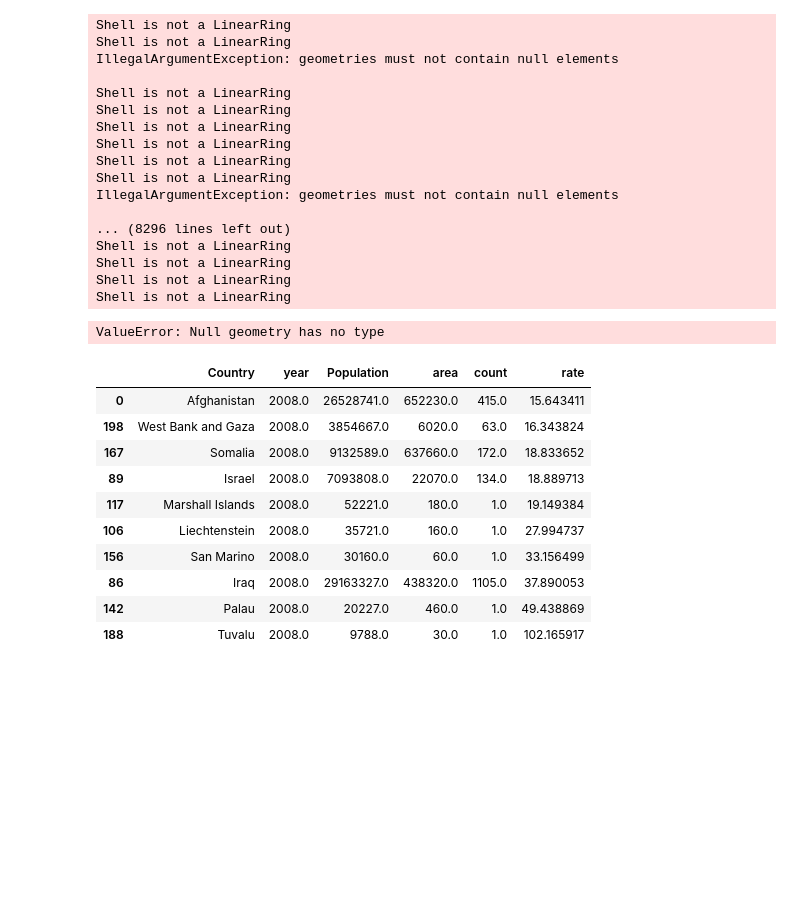
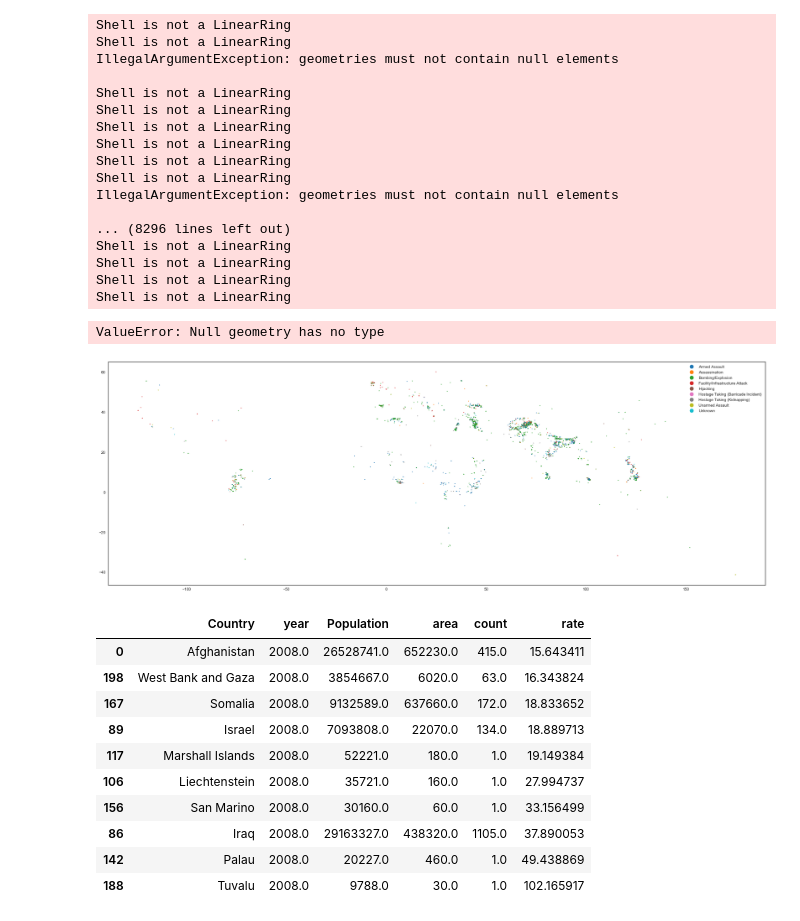
Before and after one commit to erikemueller/final-project-Mueller-Chandra, a Jupyter notebook: Untitled.ipynb, the cells around one changed output. Drawn from its saved outputs; the diff is of its cells as text; code cells hidden in the pictures; blank space fills up the shorter version.

```diff
--- a/Untitled.ipynb
+++ b/Untitled.ipynb
@@ -16,21 +16,18 @@ import geopandas as gpd
 from geopandas import GeoSeries, GeoDataFrame
 import collections
 # %%
-import statsmodels.api as sm
+%matplotlib inline
 import pandas as pd
 import numpy as np
 from sklearn import preprocessing
 import matplotlib.pyplot as plt
-plt.rc("font", size=14)
-from sklearn.linear_model import LogisticRegression
-from sklearn.cross_validation import train_test_split
 import seaborn as sns
 import csv
 from shapely.geometry import Point
 import geopandas as gpd
 from geopandas import GeoSeries, GeoDataFrame
 
-df = pd.read_csv('chebuibStart.csv').dropna()
+df = pd.read_csv('CheibubStart.csv').dropna()
 
 fp = "world/TM_WORLD_BORDERS_SIMPL-0.3.shp"
 data = gpd.read_file(fp)
@@ -57,33 +54,34 @@ geometry = [Point(xy) for xy in zip(df['longitude'], df['latitude'])]
 df.drop(['longitude', 'latitude'], axis=1)
 world = gpd.read_file(gpd.datasets.get_path('naturalearth_lowres'))
 gdf = GeoDataFrame(df, crs=data, geometry=geometry)
 
 sns.set(style="white")
 data.plot(ax=gdf.plot(marker='*', column = 'attacktype1_txt', markersize=5, figsize=(30, 30), legend=True),  facecolor="none", edgecolor='grey')
 plt.savefig('1970to2008attacktype.pdf', bbox_inches='tight')
 
 sns.set(style="white")
 data.plot(ax=gdf.plot(marker='*', column = 'regimetxt', markersize=5, figsize=(30, 30), legend=True),  facecolor="none", edgecolor='grey')
 plt.savefig('1970to2008regimeattack.pdf', bbox_inches='tight')
 # %% [output]
 Shell is not a LinearRing
 Shell is not a LinearRing
 IllegalArgumentException: geometries must not contain null elements
 
 Shell is not a LinearRing
 Shell is not a LinearRing
 Shell is not a LinearRing
 Shell is not a LinearRing
 Shell is not a LinearRing
 Shell is not a LinearRing
 IllegalArgumentException: geometries must not contain null elements
 
 ... (8296 lines left out)
 Shell is not a LinearRing
 Shell is not a LinearRing
 Shell is not a LinearRing
 Shell is not a LinearRing
 ValueError: Null geometry has no type
+[figure, added]
 # %%
 Cheibub=pd.read_excel('Cheibub.xls')
 
```
Also changed, not shown: 1 other file.
